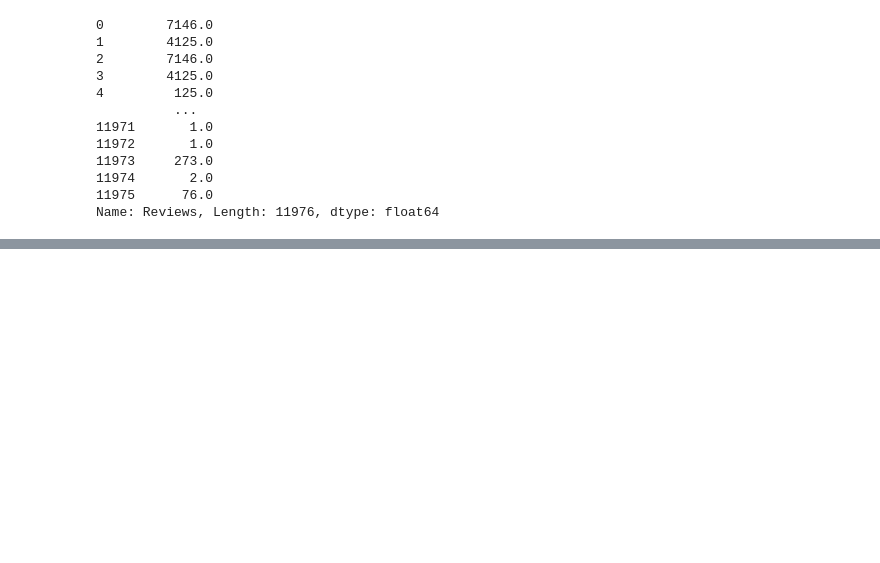
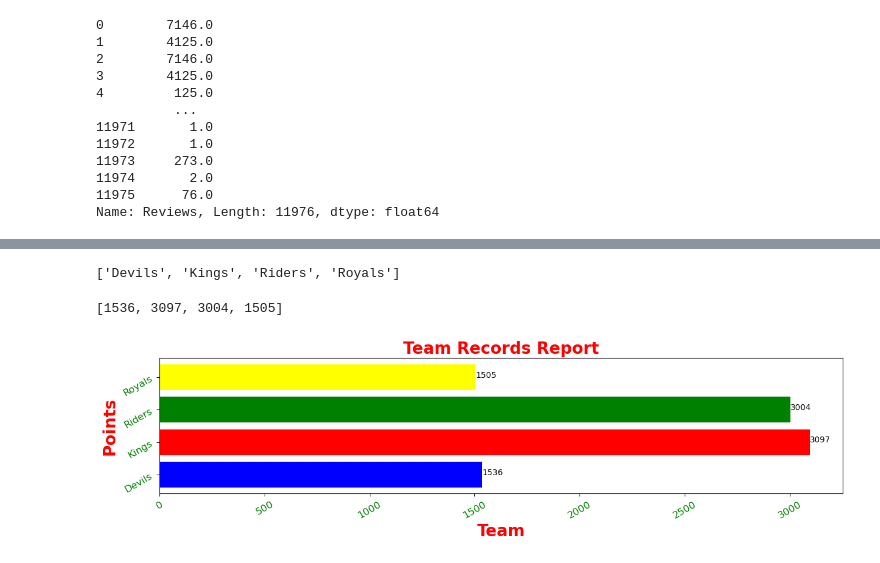
Before and after one commit to anshuKumar-codes/Data_Analytics_Journey, a Jupyter notebook: Pandas/day 2 pandas.ipynb, the cells around one changed output, grey strips where cells are left out. Drawn from its saved outputs; the diff is of its cells as text; code cells hidden in the pictures; blank space fills up the shorter version.

```diff
--- a/Pandas/day 2 pandas.ipynb
+++ b/Pandas/day 2 pandas.ipynb
@@ -729,0 +779,3 @@ Name: Reviews, Length: 11976, dtype: float64
+# %%
+n=g.reset_index()
+n
@@ -729,0 +788,29 @@ Name: Reviews, Length: 11976, dtype: float64
+# %%
+t=n['Team']
+t2=list(t)
+t2
+# %% [output]
+['Devils', 'Kings', 'Riders', 'Royals']
+# %%
+s=n['Points']
+s2=list(s)
+s2
+# %% [output]
+[1536, 3097, 3004, 1505]
+# %%
+k=['blue','red','green','yellow']
+# %%
+plt.figure(figsize=(15,3))
+plt.barh(t2,s2,color=k)
+plt.xlabel('Team',size=20,color='red',fontweight='bold')
+plt.ylabel('Points',size=20,color='red',fontweight='bold')
+plt.xticks(rotation=30,size=12,color='green')
+plt.yticks(rotation=30,size=12,color='green')
+plt.title('Team Records Report',size=20,color='red',fontweight='bold')
+
+for index,value in enumerate(s2):
+    plt.text(value,index,str(value))
+
+plt.show()
+# %% [output]
+[figure, added]
```
Also changed, not shown: parts of 6 cells of this notebook, 1 other file.
